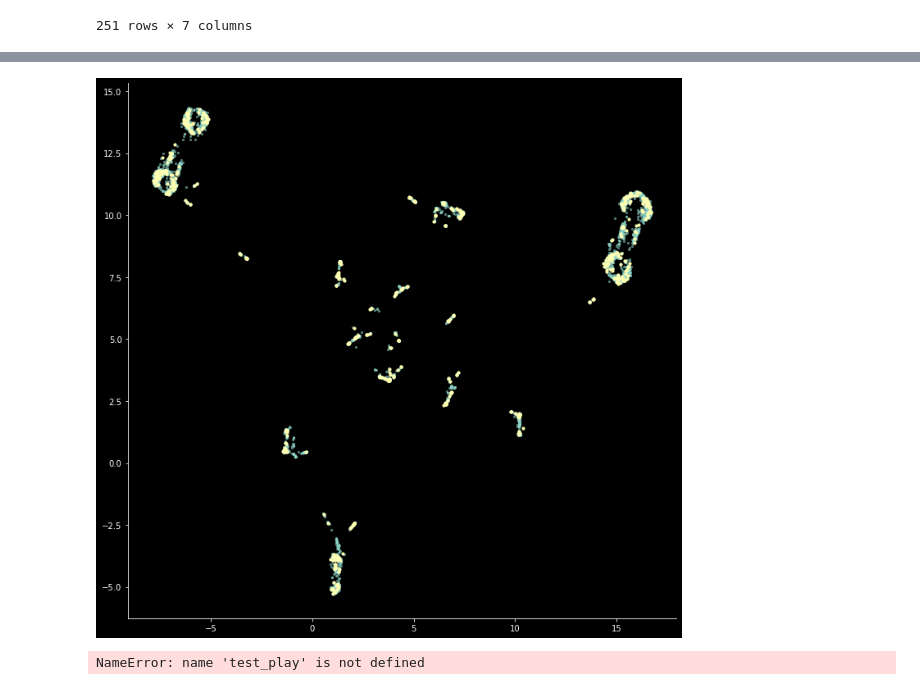
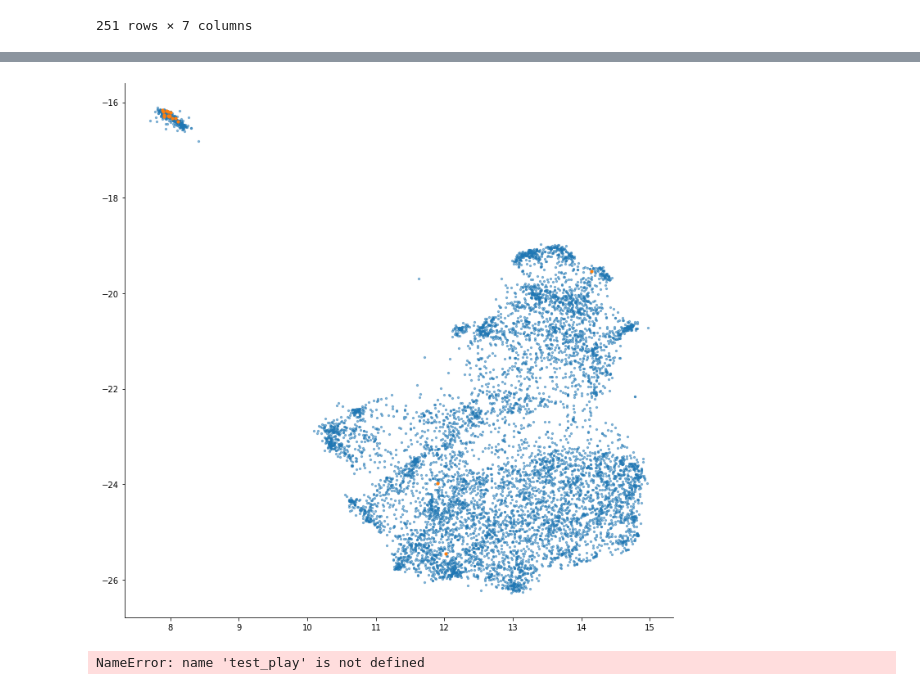
Before and after one commit to arvkevi/big-data-bowl-22, a Jupyter notebook: big_data_bowl_2022_2.ipynb, the cells around one changed output, grey strips where cells are left out. Saved outputs shown, nothing was run; the diff lists cells and outputs as text; code cells hidden in the pictures.

```diff
--- a/big_data_bowl_2022_2.ipynb
+++ b/big_data_bowl_2022_2.ipynb
@@ -169,11 +169,11 @@ print(off_min_x, off_max_x)
 0.0 78.15
 0.0 16.86
 # %%
-x_dim = 100 * 4 # quarter-yard increments (wrong <- this is not quarter yard increments)
-y_dim = 53 * 4 # roughly quarter-yard increments
+x_dim = 100 // 2
+y_dim = 53 // 2
 
-defense_x_range = np.linspace(def_min_x, def_max_x, x_dim)
-offense_x_range = np.linspace(off_min_x, off_max_x, x_dim)
+defense_x_range = np.linspace(def_min_x, def_max_x, int(x_dim))
+offense_x_range = np.linspace(off_min_x, off_max_x, int(x_dim))
 
 y_range = np.linspace(0, 53, y_dim)
 # %%
@@ -216,12 +216,13 @@ offense_df["y_transformed"] = get_closest(y_range, offense_df["y_norm"])
 # Set the field to be a grid
 empty_field = np.zeros((x_dim, y_dim))
 # %%
-def populate_field(gbdf):
+def populate_field(gbdf, binary=False):
     """returns an array (field) with the dimensions (x_dim, y_dim)
     populated with players locations at each x,y coordinate
 
     Args:
         gbdf pandas DataFrame: a groupby dataframe of the play dataframe
+        binary bool: if True, will return a binary field with 1s where players are, else sum up the number of players
     """
     # remove the football from the field
     gbdf = gbdf.loc[gbdf["team"] != "football"]
@@ -229,7 +230,11 @@ def populate_field(gbdf):
     populated_field = empty_field.copy()
     x_idxs = gbdf["x_transformed"].values
     y_idxs = gbdf["y_transformed"].values
-    populated_field[x_idxs, y_idxs] = 1
+    if binary is True:
+        populated_field[x_idxs, y_idxs] = 1
+    else:
+        # results are accumulated for results w/ more than one index :mind_blown:
+        np.add.at(populated_field, (x_idxs, y_idxs), 1)
 
     # assert populated_field.sum() == 11
     # if populated_field.sum() != 11:
@@ -271,0 +281,4 @@ array([ 66,  89,  83, 189,  84, 154,  85,  20,  87,  57,  91, 118, 122,
+# %%
+# field where the counts represent the number of players at each x,y coordinate
+defense_sparse = defense_df.loc[defense_df["team"] != "football"].groupby(["gameId", "playId", "specialTeamsPlayType"]).apply(populate_field, binary=False)
+offense_sparse = offense_df.loc[offense_df["team"] != "football"].groupby(["gameId", "playId", "specialTeamsPlayType"]).apply(populate_field, binary=False)
@@ -292,3 +319,6 @@ offense_play_arrays =  offense_df.groupby(["gameId", "playId", "specialTeamsPlay
+# %%
+defense_play_arrays = defense_sparse.copy()
+offense_play_arrays = offense_sparse.copy()
 # %%
 # name the pandas series so we can merge them
 defense_play_arrays.name = "normalized_player_locations"
@@ -519,33 +607,33 @@ Name: specialTeamsResult, dtype: int64
 # %%
 fig, ax = plt.subplots(figsize=(12, 12))
 
-result_type = "Out of Bounds"
+result_type = "Kickoff Team Recovery"
 
 ax.scatter(
     defense_punt_umap.loc[
-        defense_punt_umap["specialTeamsResult"] != result_type, 0
+        defense_punt_umap["specialTeamsResult"] != result_type, "component_1"
     ],
     defense_punt_umap.loc[
-        defense_punt_umap["specialTeamsResult"] != result_type, 1
+        defense_punt_umap["specialTeamsResult"] != result_type, "component_2"
     ],
     s=5,
     alpha=0.5,
 )
 ax.scatter(
     defense_punt_umap.loc[
-        defense_punt_umap["specialTeamsResult"] == result_type, 0
+        defense_punt_umap["specialTeamsResult"] == result_type, "component_1"
     ],
     defense_punt_umap.loc[
-        defense_punt_umap["specialTeamsResult"] == result_type, 1
+        defense_punt_umap["specialTeamsResult"] == result_type, "component_2"
     ],
     s=10,
 )
 
 # Hide the right and top spines
 ax.spines["right"].set_visible(False)
 ax.spines["top"].set_visible(False)
 # %% [output]
-[figure, old version]
+[figure, new version]
 # %%
 fig = plt.figure(figsize=(16, 6))
 ax = plt.axes(xlim=(0, 120), ylim=(0, 53))
```
Also changed, not shown: parts of 28 cells of this notebook.
